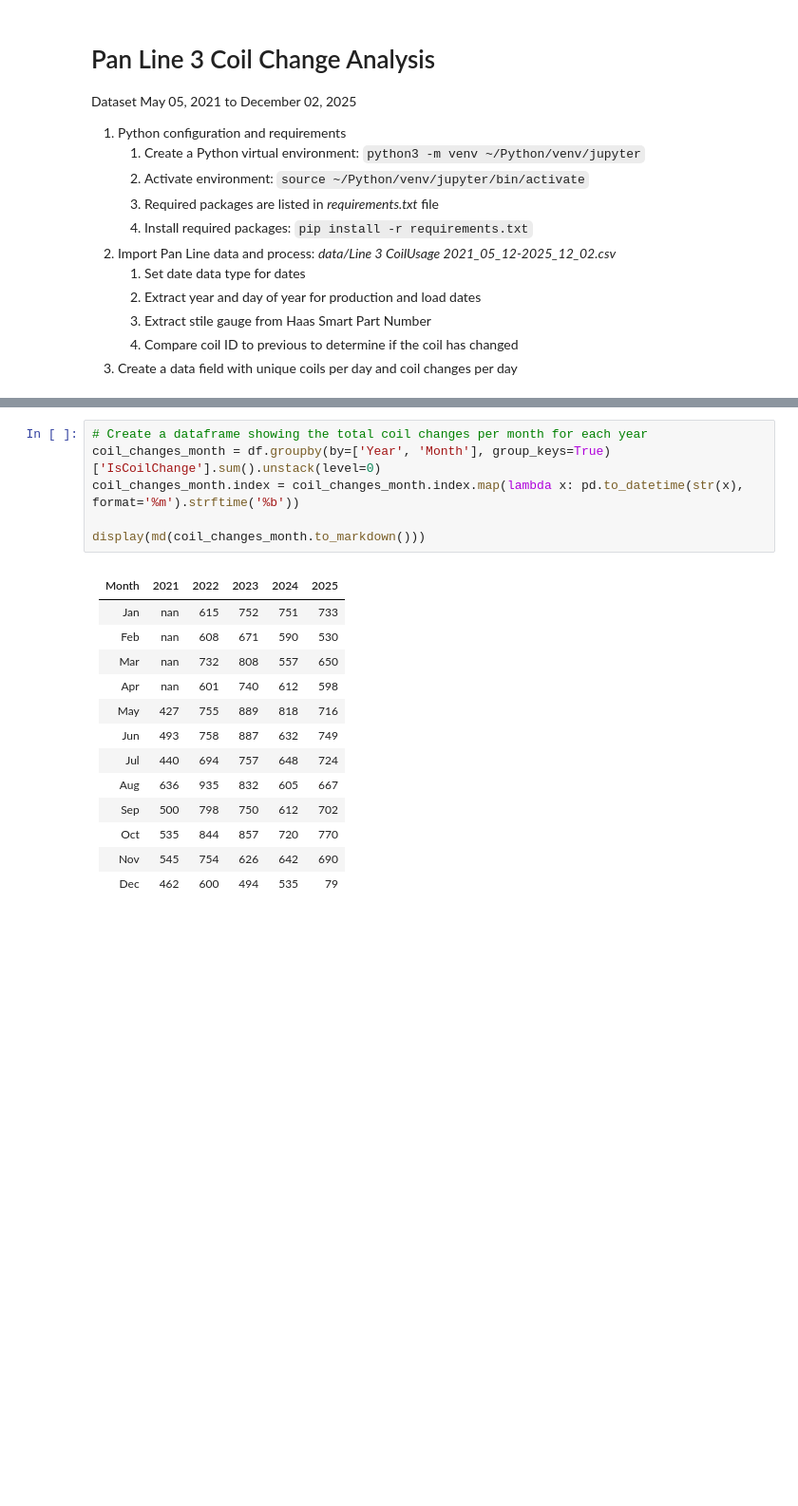
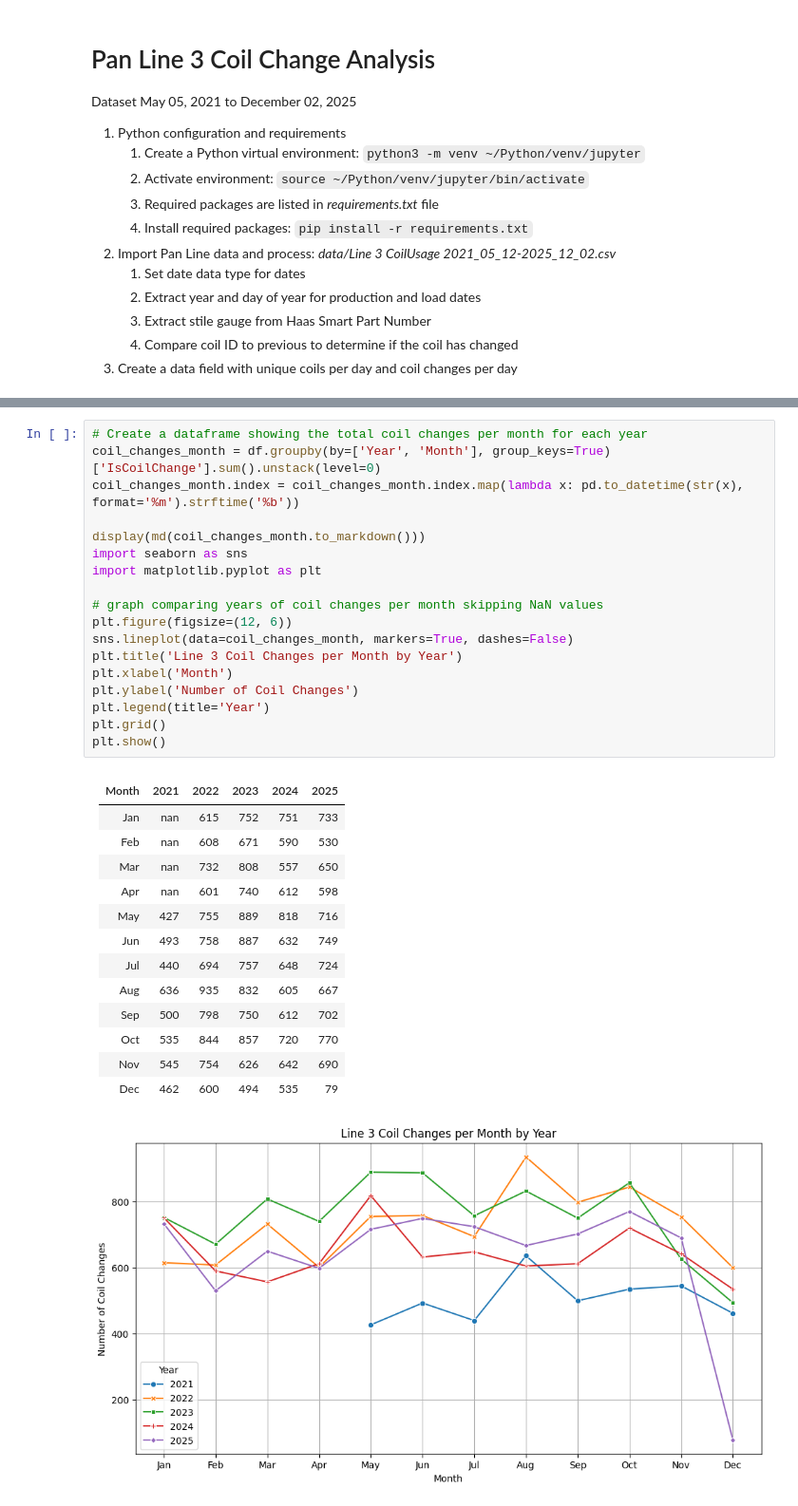
Before and after one commit to mattrupp/pan-coil-change-analysis, a Jupyter notebook: pan-coil-change-analysis.ipynb, the cells around one changed output, grey strips where cells are left out. Shown at 95% size. Saved outputs shown, nothing was run; the diff lists cells and outputs as text; blank space fills up the shorter version.

```diff
--- a/pan-coil-change-analysis.ipynb
+++ b/pan-coil-change-analysis.ipynb
@@ -69,21 +69,34 @@ There are 1060346 pan sections across 5 years. Here's a table of the first five
 # %%
 # Create a dataframe showing the total coil changes per month for each year
 coil_changes_month = df.groupby(by=['Year', 'Month'], group_keys=True)['IsCoilChange'].sum().unstack(level=0)
 coil_changes_month.index = coil_changes_month.index.map(lambda x: pd.to_datetime(str(x), format='%m').strftime('%b'))
 
 display(md(coil_changes_month.to_markdown()))
+import seaborn as sns
+import matplotlib.pyplot as plt
+
+# graph comparing years of coil changes per month skipping NaN values
+plt.figure(figsize=(12, 6))
+sns.lineplot(data=coil_changes_month, markers=True, dashes=False)
+plt.title('Line 3 Coil Changes per Month by Year')
+plt.xlabel('Month')
+plt.ylabel('Number of Coil Changes')
+plt.legend(title='Year')
+plt.grid()
+plt.show()
 # %% [output]
 | Month   |   2021 |   2022 |   2023 |   2024 |   2025 |
 |:--------|-------:|-------:|-------:|-------:|-------:|
 | Jan     |    nan |    615 |    752 |    751 |    733 |
 | Feb     |    nan |    608 |    671 |    590 |    530 |
 | Mar     |    nan |    732 |    808 |    557 |    650 |
 | Apr     |    nan |    601 |    740 |    612 |    598 |
 | May     |    427 |    755 |    889 |    818 |    716 |
 | Jun     |    493 |    758 |    887 |    632 |    749 |
 | Jul     |    440 |    694 |    757 |    648 |    724 |
 | Aug     |    636 |    935 |    832 |    605 |    667 |
 | Sep     |    500 |    798 |    750 |    612 |    702 |
 | Oct     |    535 |    844 |    857 |    720 |    770 |
 | Nov     |    545 |    754 |    626 |    642 |    690 |
 | Dec     |    462 |    600 |    494 |    535 |     79 |
+[figure, added]
```
Also changed, not shown: parts of 4 cells of this notebook.
